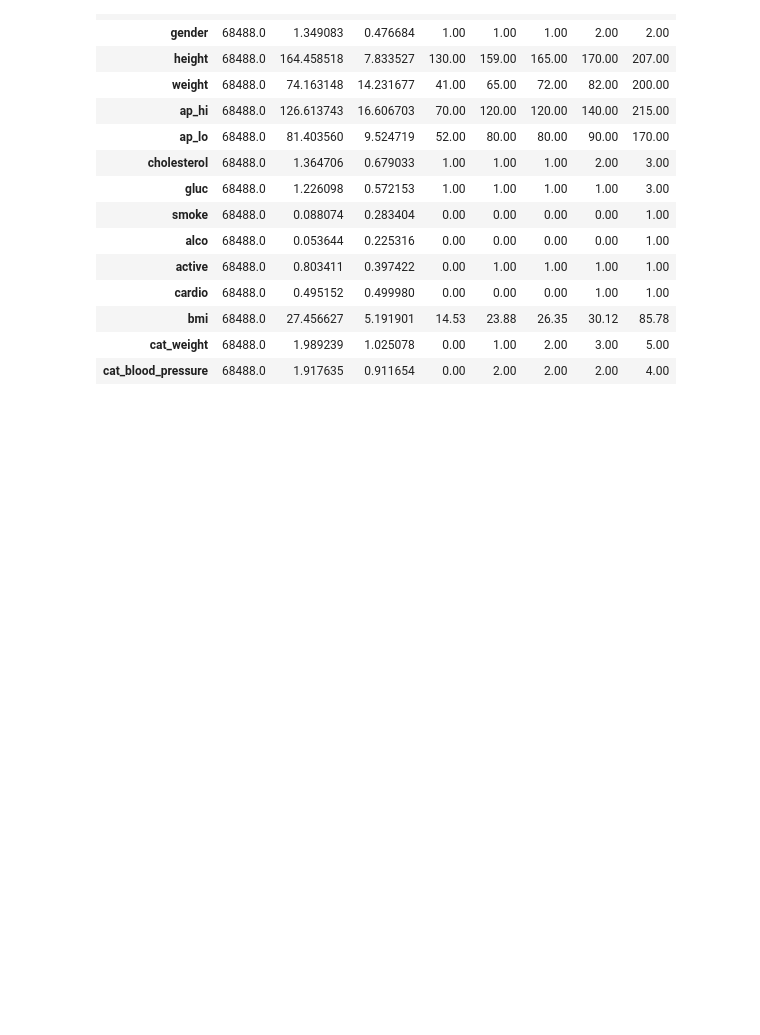
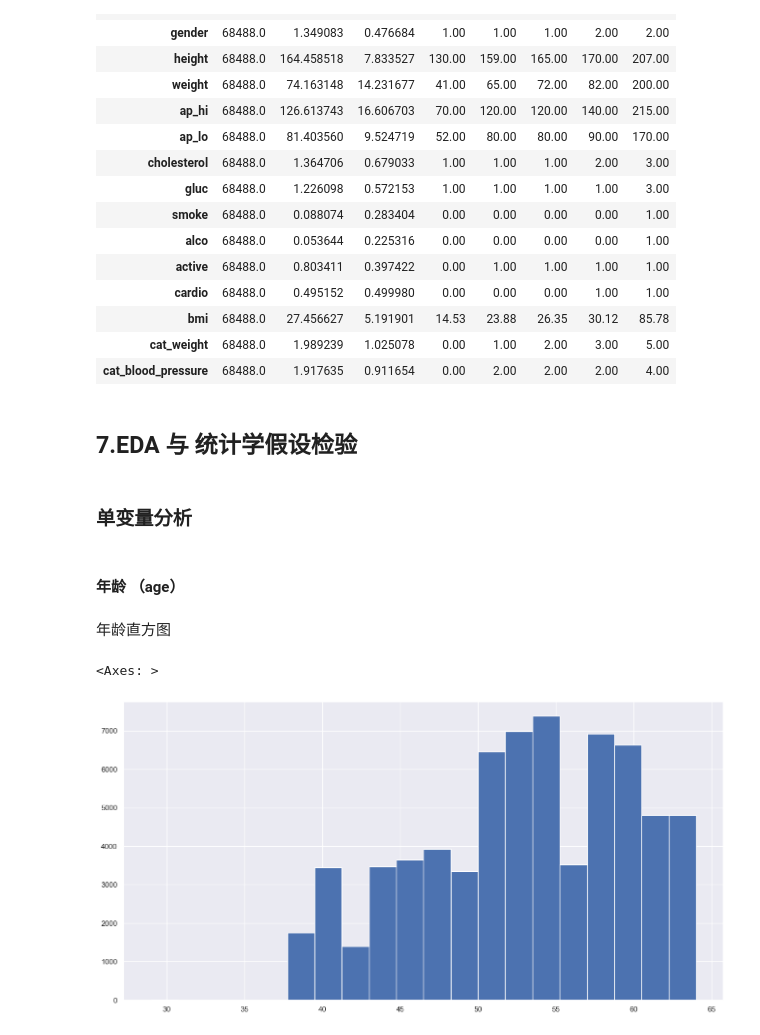
Before and after one commit to HLL007007/2026_Statistical_Modeling_School_Competition, a Jupyter notebook: main.ipynb, the cells around one changed output. Drawn from its saved outputs; the diff is of its cells as text; code cells hidden in the pictures; blank space fills up the shorter version.

```diff
--- a/main.ipynb
+++ b/main.ipynb
@@ -307,3 +307,18 @@ df3.describe().T
 | cat_blood_pressure | 68488.0 | 1.917635 | 0.911654 | 0.00 | 2.00 | 2.00 | 2.00 | 4.00 |
 # %%
 df3.to_csv('cleaned_data_df3.csv', index=False)
+# %% [markdown]
+## 7.EDA 与 统计学假设检验
+# %%
+df4 = df3.copy()
+# %% [markdown]
+### 单变量分析
+# %% [markdown]
+#### 年龄 （age）
+# %% [markdown]
+年龄直方图
+# %%
+df4['age'].hist(bins = 20)
+# %% [output]
+<Axes: >
+[figure, added]
```
